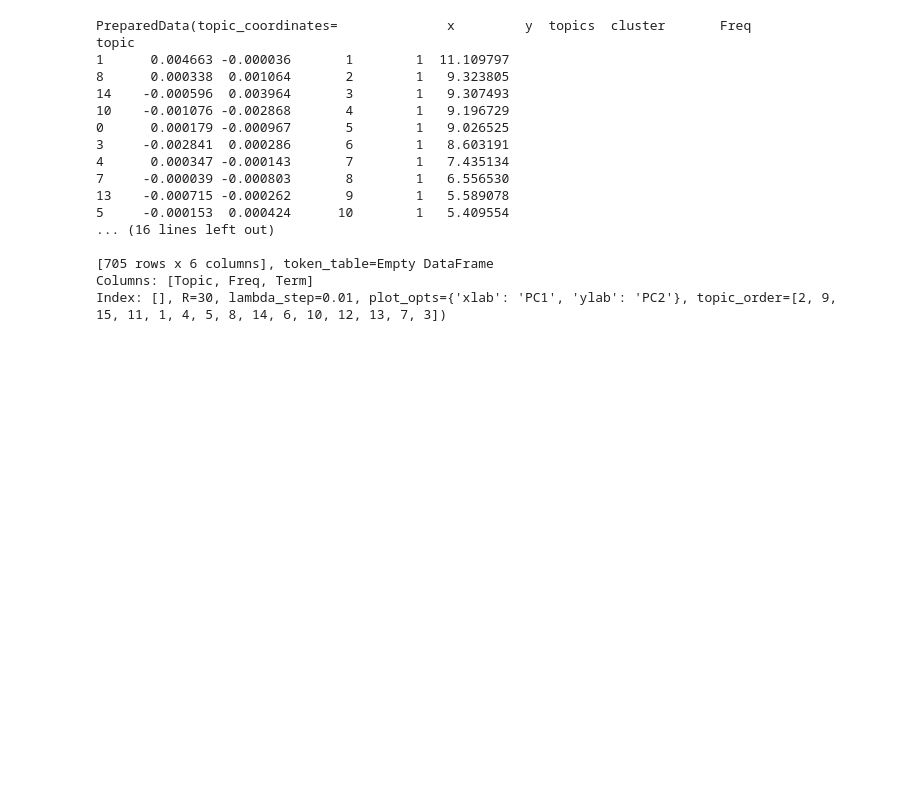
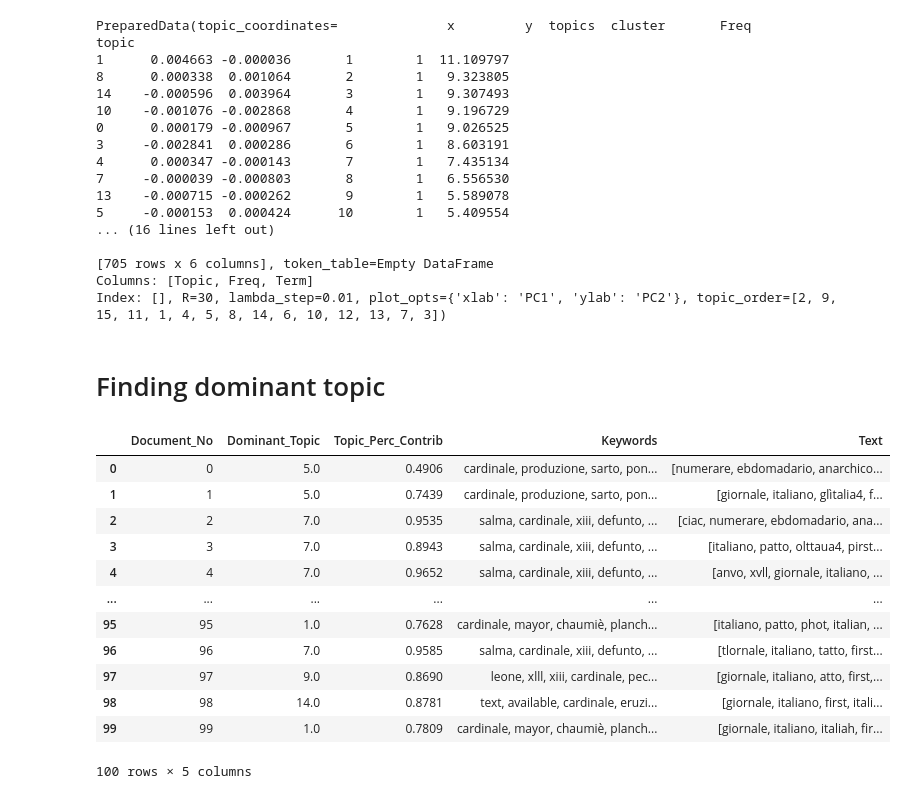
Before and after one commit to DHARPA-Project/TopicModelling-, a Jupyter notebook: topic_modelling_tfidf.ipynb, the cells around one changed output. Drawn from its saved outputs; the diff is of its cells as text; code cells hidden in the pictures; blank space fills up the shorter version.

```diff
--- a/topic_modelling_tfidf.ipynb
+++ b/topic_modelling_tfidf.ipynb
@@ -602,3 +602,51 @@ topic
 [705 rows x 6 columns], token_table=Empty DataFrame
 Columns: [Topic, Freq, Term]
 Index: [], R=30, lambda_step=0.01, plot_opts={'xlab': 'PC1', 'ylab': 'PC2'}, topic_order=[2, 9, 15, 11, 1, 4, 5, 8, 14, 6, 10, 12, 13, 7, 3])
+# %% [markdown]
+# Finding dominant topic
+# %%
+def format_topics_sentences(ldamodel=selected_model, corpus=corpus_tfidf, texts=lemmatized_corpus):
+    # Init output
+    sent_topics_df = pd.DataFrame()
+
+    # Get main topic in each document
+    for i, row in enumerate(ldamodel[corpus]):
+        row = sorted(row, key=lambda x: (x[1]), reverse=True)
+        # Get the Dominant topic, Perc Contribution and Keywords for each document
+        for j, (topic_num, prop_topic) in enumerate(row):
+            if j == 0:  # => dominant topic
+                wp = ldamodel.show_topic(topic_num)
+                topic_keywords = ", ".join([word for word, prop in wp])
+                sent_topics_df = sent_topics_df.append(pd.Series([int(topic_num), round(prop_topic,4), topic_keywords]), ignore_index=True)
+            else:
+                break
+    sent_topics_df.columns = ['Dominant_Topic', 'Perc_Contribution', 'Topic_Keywords']
+
+    # Add original text to the end of the output
+    contents = pd.Series(texts)
+    sent_topics_df = pd.concat([sent_topics_df, contents], axis=1)
+    return(sent_topics_df)
+
+
+df_topic_sents_keywords = format_topics_sentences(ldamodel=selected_model, corpus=corpus_tfidf, texts=lemmatized_corpus)
+
+# Format
+df_dominant_topic = df_topic_sents_keywords.reset_index()
+df_dominant_topic.columns = ['Document_No', 'Dominant_Topic', 'Topic_Perc_Contrib', 'Keywords', 'Text']
+# %%
+#show output
+df_dominant_topic
+# %% [output]
+|  | Document_No | Dominant_Topic | Topic_Perc_Contrib | Keywords | Text |
+| 0 | 0 | 5.0 | 0.4906 | cardinale, produzione, sarto, pon... | [numerare, ebdomadario, anarchico... |
+| 1 | 1 | 5.0 | 0.7439 | cardinale, produzione, sarto, pon... | [giornale, italiano, glìtalia4, f... |
+| 2 | 2 | 7.0 | 0.9535 | salma, cardinale, xiii, defunto, ... | [ciac, numerare, ebdomadario, ana... |
+| 3 | 3 | 7.0 | 0.8943 | salma, cardinale, xiii, defunto, ... | [italiano, patto, olttaua4, pirst... |
+| 4 | 4 | 7.0 | 0.9652 | salma, cardinale, xiii, defunto, ... | [anvo, xvll, giornale, italiano, ... |
+| ... | ... | ... | ... | ... | ... |
+| 95 | 95 | 1.0 | 0.7628 | cardinale, mayor, chaumiè, planch... | [italiano, patto, phot, italian, ... |
+| 96 | 96 | 7.0 | 0.9585 | salma, cardinale, xiii, defunto, ... | [tlornale, italiano, tatto, first... |
+| 97 | 97 | 9.0 | 0.8690 | leone, xlll, xiii, cardinale, pec... | [giornale, italiano, atto, first,... |
+| 98 | 98 | 14.0 | 0.8781 | text, available, cardinale, eruzi... | [giornale, italiano, first, itali... |
+| 99 | 99 | 1.0 | 0.7809 | cardinale, mayor, chaumiè, planch... | [giornale, italiano, italiah, fir... |
+100 rows × 5 columns
```
Also changed, not shown: parts of 14 cells of this notebook.
